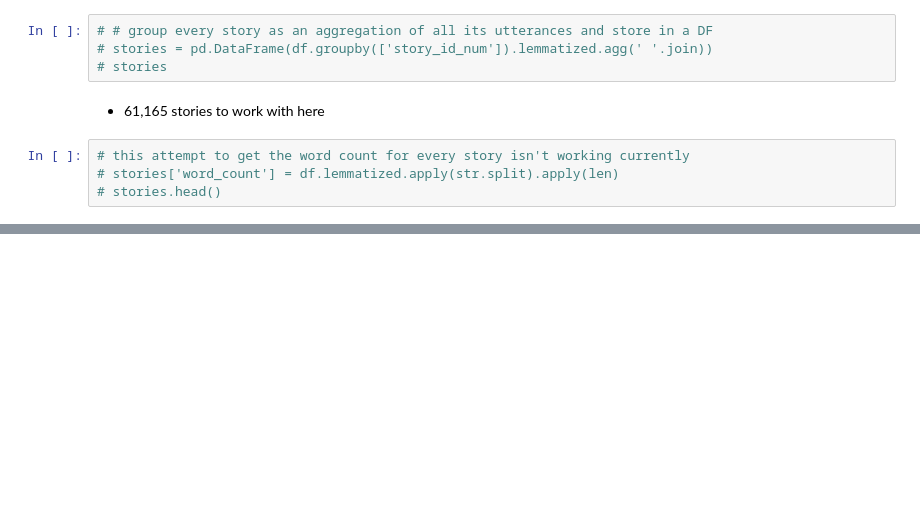
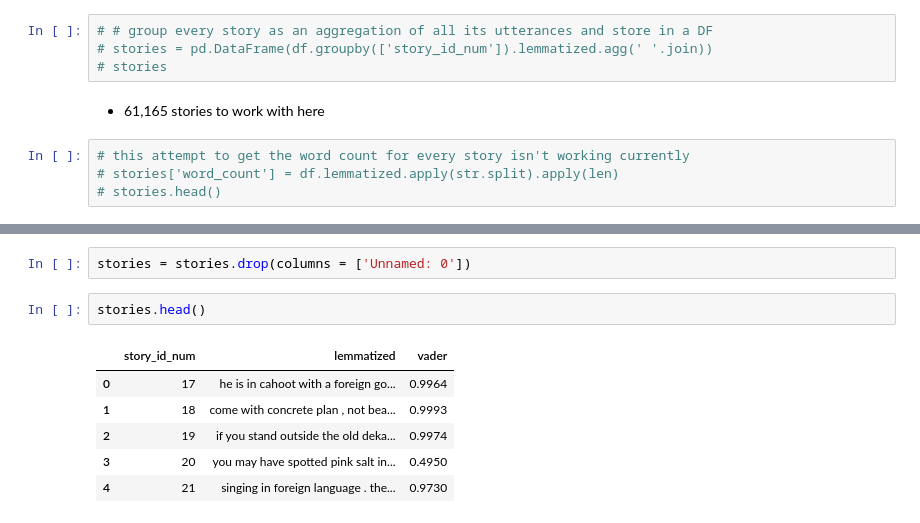
Before and after one commit to npr-nlp/npr-nlp-project, a Jupyter notebook: Brian_LDA_modeling_exploration.ipynb, the cells around one changed output, grey strips where cells are left out. Saved outputs shown, nothing was run; the diff lists cells and outputs as text; blank space fills up the shorter version.

```diff
--- a/Brian_LDA_modeling_exploration.ipynb
+++ b/Brian_LDA_modeling_exploration.ipynb
@@ -92,0 +112,11 @@ stories.head()
+# %%
+stories = stories.drop(columns = ['Unnamed: 0'])
+# %%
+stories.head()
+# %% [output]
+|  | story_id_num | lemmatized | vader |
+| 0 | 17 | he is in cahoot with a foreign go... | 0.9964 |
+| 1 | 18 | come with concrete plan , not bea... | 0.9993 |
+| 2 | 19 | if you stand outside the old deka... | 0.9974 |
+| 3 | 20 | you may have spotted pink salt in... | 0.4950 |
+| 4 | 21 | singing in foreign language . the... | 0.9730 |
```
Also changed, not shown: parts of 12 cells of this notebook.
